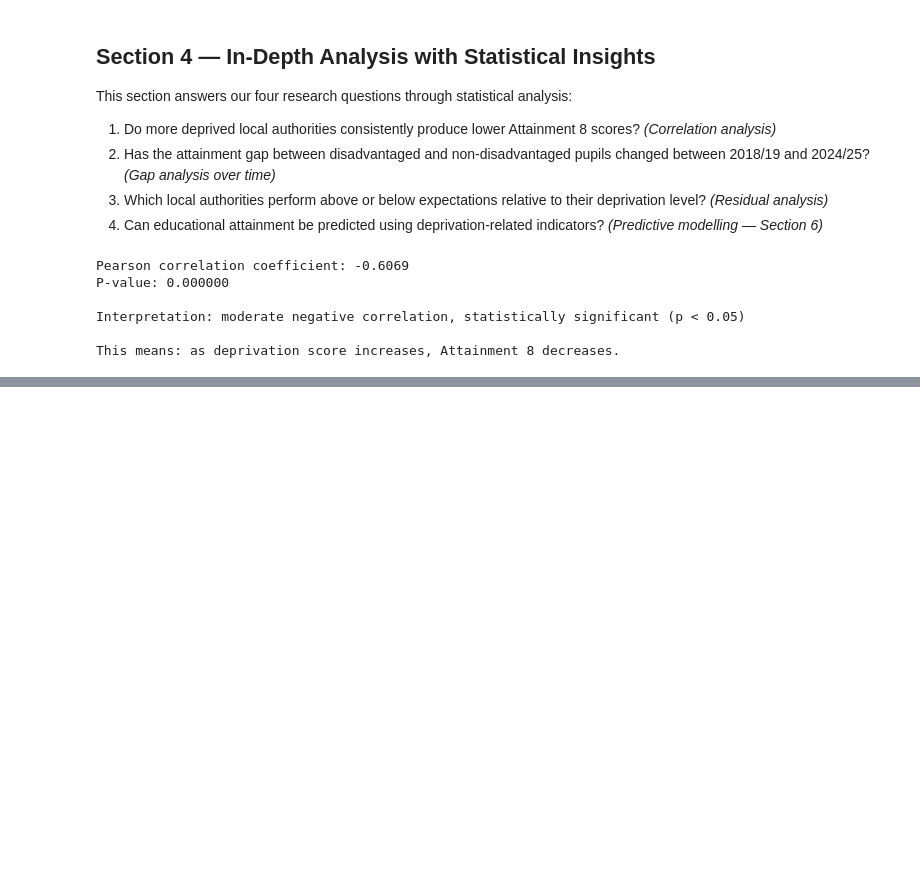
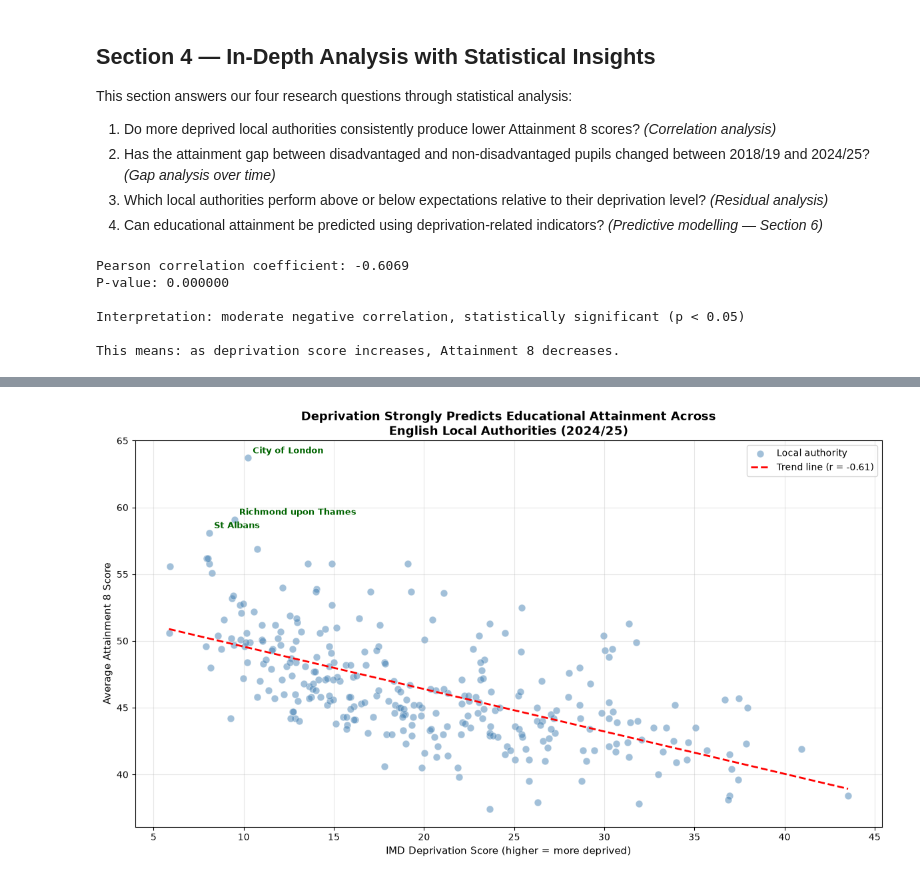
Before and after one commit to gaatma/education-deprivation-analysis, a Jupyter notebook: notebooks/01_analysis.ipynb, the cells around one changed output, grey strips where cells are left out. Saved outputs shown, nothing was run; the diff lists cells and outputs as text; code cells hidden in the pictures; blank space fills up the shorter version.

Commit message:
visualization

```diff
--- a/notebooks/01_analysis.ipynb
+++ b/notebooks/01_analysis.ipynb
@@ -882,0 +1040,50 @@ This means: as deprivation score increases, Attainment 8 decreases.
+# %%
+# Chart 1 — Scatter plot: Deprivation vs Attainment 8 with regression line
+# Directly visualises Research Question 1 and the -0.61 correlation
+
+fig, ax = plt.subplots(figsize=(12, 7))
+
+# Filter to most recent year, Total population
+scatter_data = merged_df_clean[
+    (merged_df_clean['time_period'] == 202425) &
+    (merged_df_clean['disadvantage_status'] == 'Total')
+].copy()
+
+# Plot all points
+ax.scatter(scatter_data['imd_score'],
+           scatter_data['attainment8_average'],
+           alpha=0.5,
+           color='steelblue',
+           edgecolors='white',
+           s=60,
+           linewidth=0.5,
+           label='Local authority')
+
+# Add regression line using NumPy polyfit
+z = np.polyfit(scatter_data['imd_score'], scatter_data['attainment8_average'], 1)
+p = np.poly1d(z)
+x_line = np.linspace(scatter_data['imd_score'].min(),
+                     scatter_data['imd_score'].max(), 100)
+ax.plot(x_line, p(x_line), 'r--', linewidth=2, label=f'Trend line (r = -0.61)')
+
+# Highlight the standout overperformers and underperformers
+highlights = scatter_data.nlargest(3, 'attainment8_average').iloc[:3]
+for _, row in highlights.iterrows():
+    ax.annotate(row['lad_name'],
+                (row['imd_score'], row['attainment8_average']),
+                xytext=(5, 5), textcoords='offset points',
+                fontsize=9, color='darkgreen', fontweight='bold')
+
+# Labels and formatting
+ax.set_xlabel('IMD Deprivation Score (higher = more deprived)', fontsize=11)
+ax.set_ylabel('Average Attainment 8 Score', fontsize=11)
+ax.set_title('Deprivation Strongly Predicts Educational Attainment Across\nEnglish Local Authorities (2024/25)',
+             fontsize=13, fontweight='bold')
+ax.legend(loc='upper right')
+ax.grid(True, alpha=0.3)
+
+plt.tight_layout()
+plt.savefig('../outputs/chart1_scatter.png', dpi=150, bbox_inches='tight')
+plt.show()
+# %% [output]
+[figure, added]
```
Also changed, not shown: parts of 6 cells of this notebook, 2 other files.
